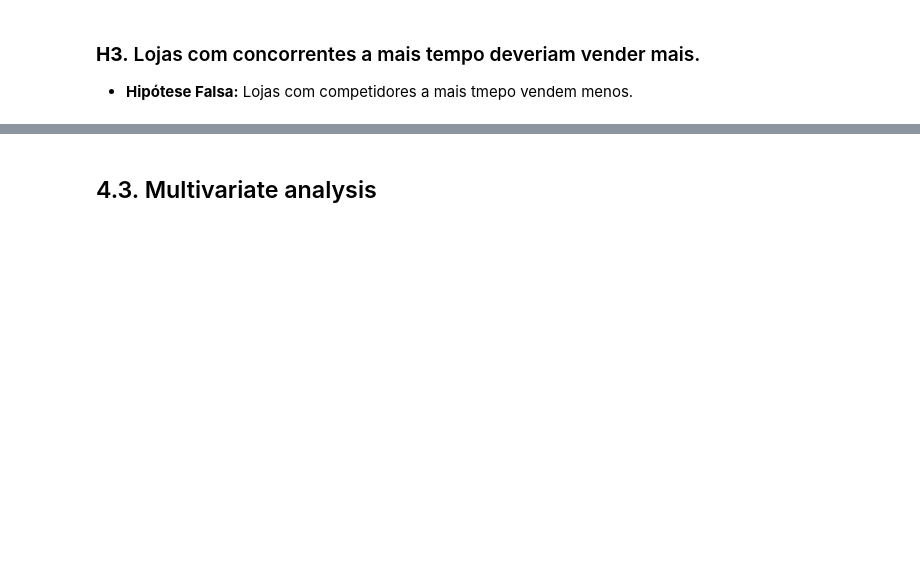
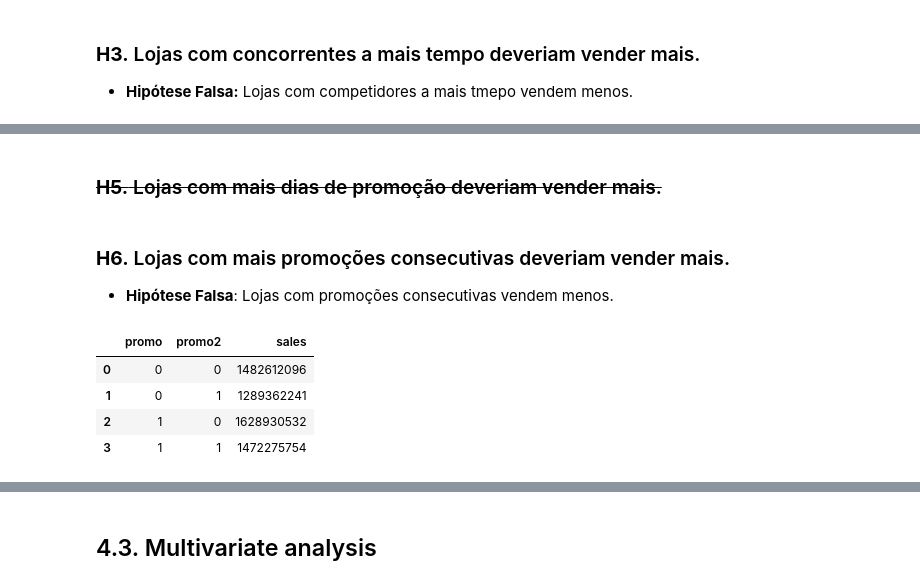
Before and after one commit to Eduupaiva/ds_em_produ, a Jupyter notebook: projeto_ds_em_prod.ipynb, the cells around one changed output, grey strips where cells are left out. Drawn from its saved outputs; the diff is of its cells as text; code cells hidden in the pictures; blank space fills up the shorter version.

```diff
--- a/projeto_ds_em_prod.ipynb
+++ b/projeto_ds_em_prod.ipynb
@@ -583,0 +623,18 @@ plt.show()
+# %% [markdown]
+### <s> **H5.** Lojas com mais dias de promoção deveriam vender mais.</s>
+# %% [markdown]
+### **H6.** Lojas com mais promoções consecutivas deveriam vender mais.
+
+- **Hipótese Falsa**: Lojas com promoções consecutivas vendem menos.
+# %%
+df4[['promo', 'promo2', 'sales']].groupby( ['promo', 'promo2']).sum().reset_index()
+
+aux1 = aux1[aux1['promo']]
+sns.barplot( x='promo_time_week', y='sales', data=aux2 );
+plt.xticks( rotation=90 )
+# %% [output]
+|  | promo | promo2 | sales |
+| 0 | 0 | 0 | 1482612096 |
+| 1 | 0 | 1 | 1289362241 |
+| 2 | 1 | 0 | 1628930532 |
+| 3 | 1 | 1 | 1472275754 |
```
Also changed, not shown: parts of 8 cells of this notebook.
